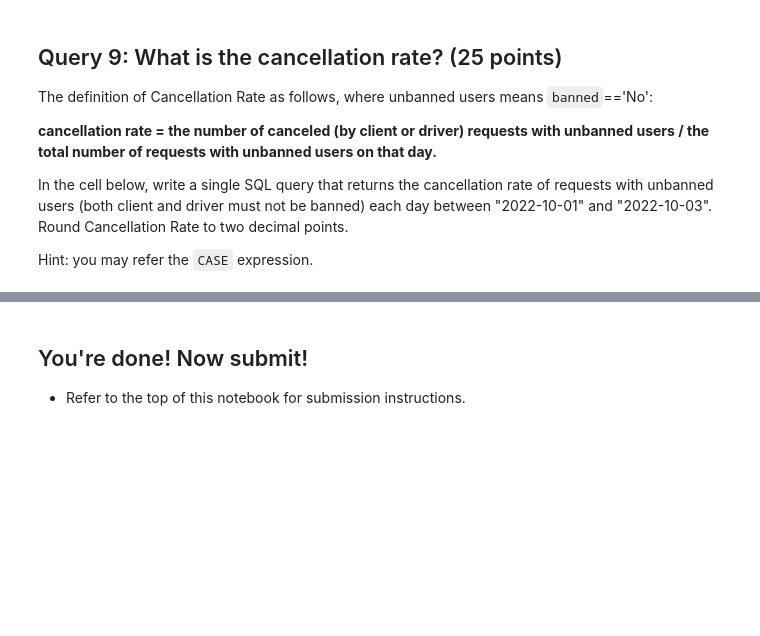
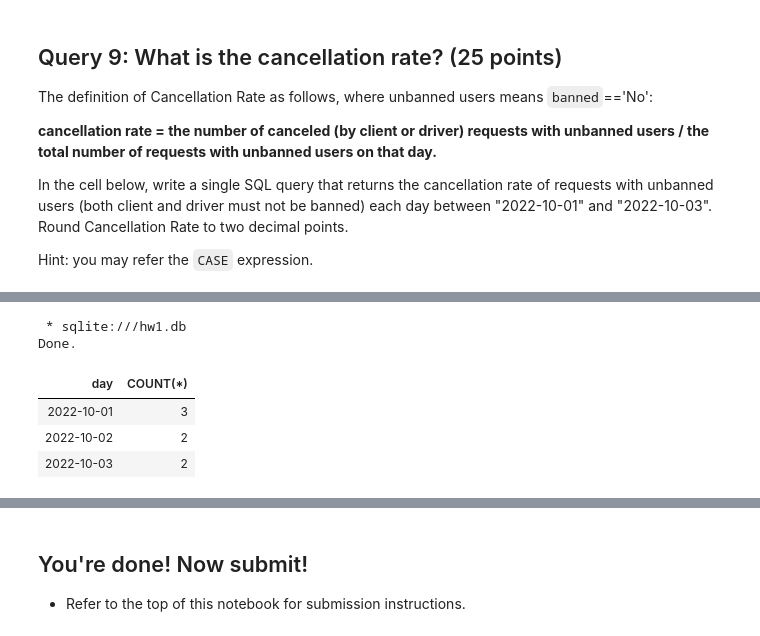
Before and after one commit to Crepdo/CS186_Database-Systems, a Jupyter notebook: HW1c_SQL/HW1_coding.ipynb, the cells around one changed output, grey strips where cells are left out. Drawn from its saved outputs; the diff is of its cells as text; code cells hidden in the pictures; blank space fills up the shorter version.

```diff
--- a/HW1c_SQL/HW1_coding.ipynb
+++ b/HW1c_SQL/HW1_coding.ipynb
@@ -421,0 +537,15 @@ UsageError: %%sql is a cell magic, but the cell body is empty. Did you mean the
+# %%
+%%sql
+SELECT  o.day, COUNT(*)
+FROM Orders AS o, Users AS u
+WHERE (o.day = '2022-10-01' OR o.day = '2022-10-02' OR o.day = '2022-10-03')
+AND u.banned = 'No'
+AND o.client_id = u.users_id
+GROUP BY o.day
+# %% [output]
+ * sqlite:///hw1.db
+Done.
+| day | COUNT(*) |
+| 2022-10-01 | 3 |
+| 2022-10-02 | 2 |
+| 2022-10-03 | 2 |
```
Also changed, not shown: parts of 18 cells of this notebook.
